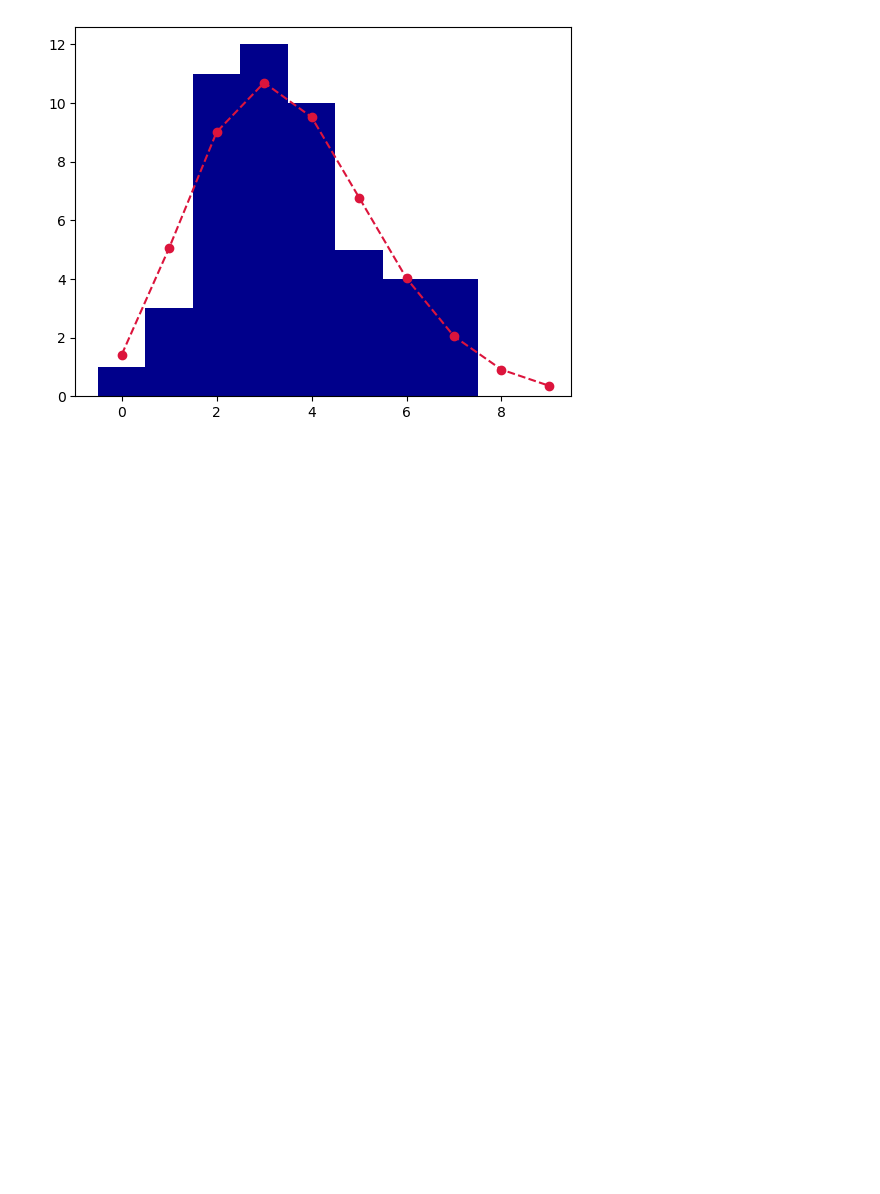
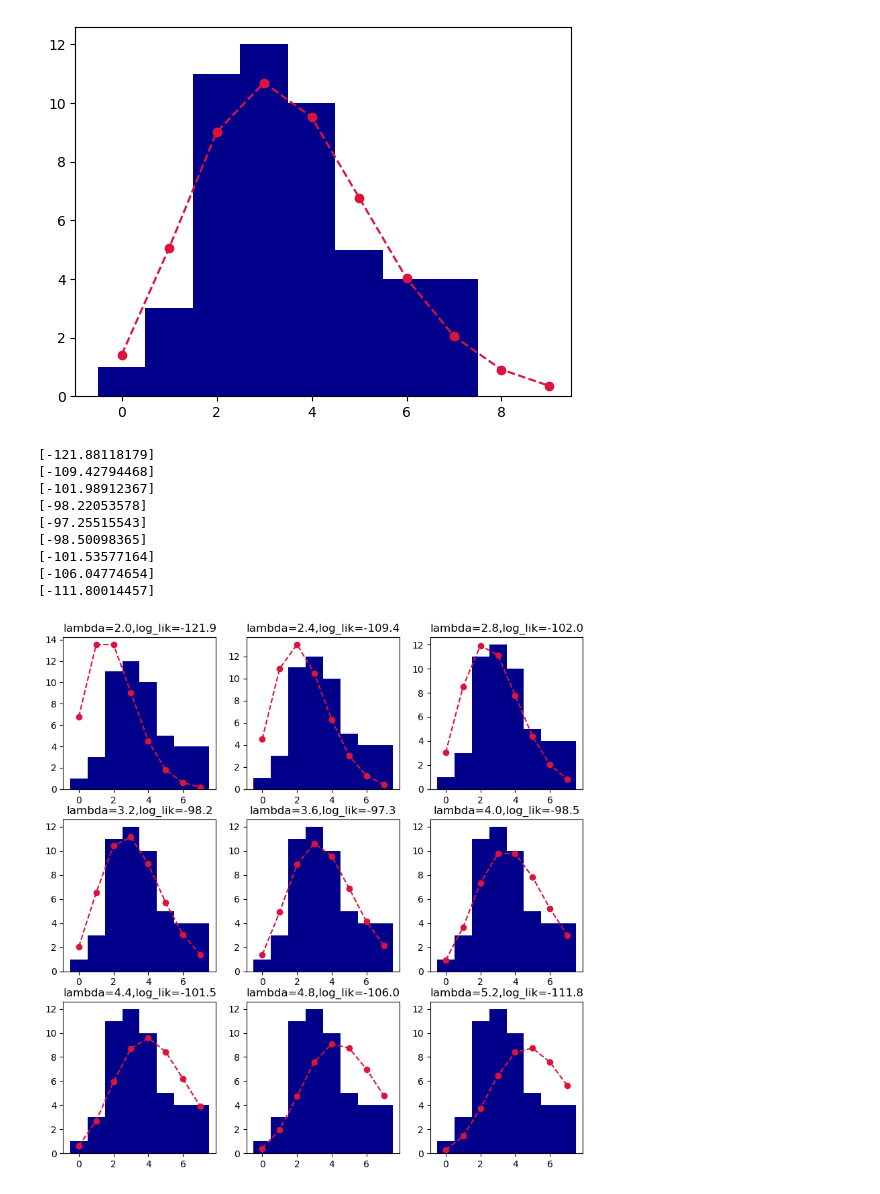
Before and after one commit to orca-itsuka/pythonenvtest1_dir, a Jupyter notebook: midorihon/ch2.ipynb, the cells around one changed output. Drawn from its saved outputs; the diff is of its cells as text; code cells hidden in the pictures; blank space fills up the shorter version.

```diff
--- a/midorihon/ch2.ipynb
+++ b/midorihon/ch2.ipynb
@@ -99,3 +99,16 @@ plt.hist(df,bins=8,range=(df.min()[0],df.max()[0]+1),align='left',color='darkblu
  array([0., 1., 2., 3., 4., 5., 6., 7., 8.]),
  <BarContainer object of 8 artists>)
 [figure]
+# %%
+def calc_log_lik_func_1(ndarraydata,mean):
+    log_lik = 0.
+    for y_i in ndarraydata:
+        tempvalue = 0.
+
+        if y_i!=0:
+            for j in range(1,int(y_i)+1):
+                tempvalue += np.log(j)
+
+        log_lik += y_i * np.log(mean) - mean - tempvalue
+
+    return log_lik
@@ -101,0 +121,24 @@ plt.hist(df,bins=8,range=(df.min()[0],df.max()[0]+1),align='left',color='darkblu
+# %%
+plt.figure(figsize=(10,10))
+meanrange = np.arange(2., 5.3, 0.4)
+df_ndarray = df.to_numpy()
+k_list_2 = range(8)
+for i in range(int(len(meanrange))):
+    log_lik = calc_log_lik_func_1(df_ndarray,meanrange[i])
+    print(log_lik)
+    prob_i = poisson.pmf(k_list_2,meanrange[i])
+    plt.subplot(3,3,i+1)
+    plt.hist(df,bins=8,range=(df.min()[0],df.max()[0]+1),align='left',color='darkblue')
+    plt.plot(k_list_2,prob_i*50.,marker='o',color='crimson',linestyle='--')
+    plt.title('lambda={:.1f},log_lik={:.1f}'.format(meanrange[i],log_lik[0]))
+# %% [output]
+[-121.88118179]
+[-109.42794468]
+[-101.98912367]
+[-98.22053578]
+[-97.25515543]
+[-98.50098365]
+[-101.53577164]
+[-106.04774654]
+[-111.80014457]
+[figure, added]
```
Also changed, not shown: parts of 3 cells of this notebook.
